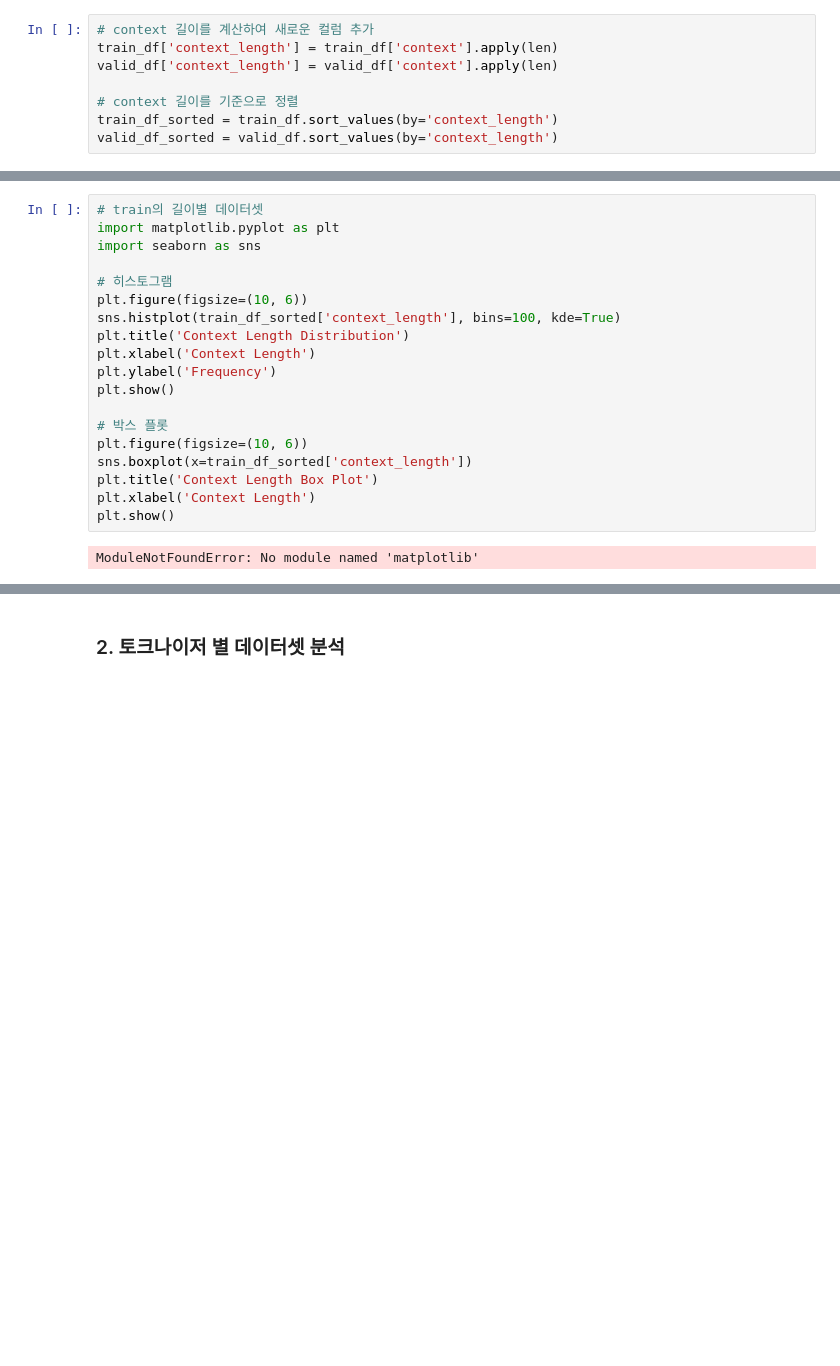
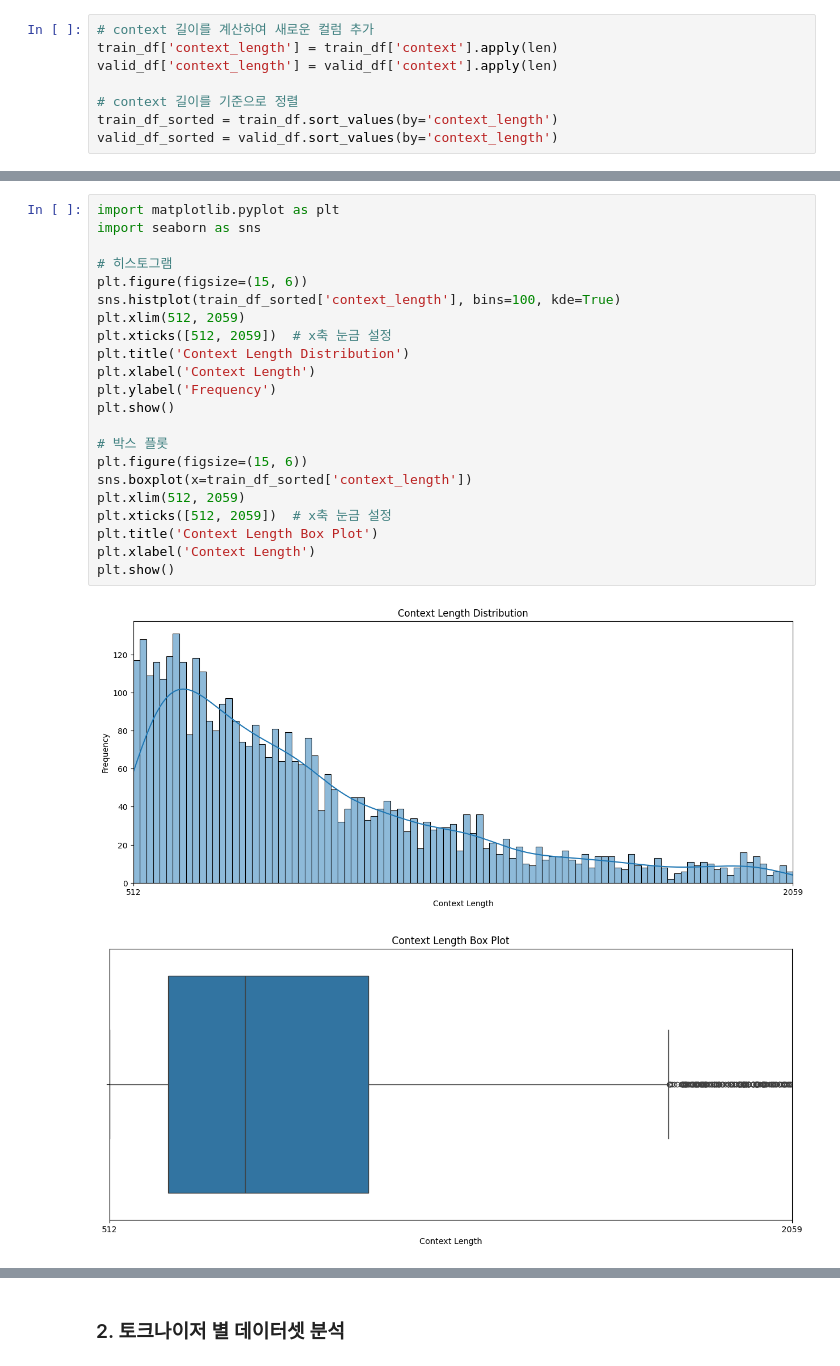
Before and after one commit to boostcampaitech7/level2-mrc-nlp-01, a Jupyter notebook: notebooks/EDA_dataset.ipynb, the cells around one changed output, grey strips where cells are left out. Drawn from its saved outputs; the diff is of its cells as text; blank space fills up the shorter version.

```diff
--- a/notebooks/EDA_dataset.ipynb
+++ b/notebooks/EDA_dataset.ipynb
@@ -222,21 +218,25 @@ WARNING: Running pip as the 'root' user can result in broken permissions and con
 # %%
-# train의 길이별 데이터셋
 import matplotlib.pyplot as plt
 import seaborn as sns
 
 # 히스토그램
-plt.figure(figsize=(10, 6))
+plt.figure(figsize=(15, 6))
 sns.histplot(train_df_sorted['context_length'], bins=100, kde=True)
+plt.xlim(512, 2059)
+plt.xticks([512, 2059])  # x축 눈금 설정
 plt.title('Context Length Distribution')
 plt.xlabel('Context Length')
 plt.ylabel('Frequency')
 plt.show()
 
 # 박스 플롯
-plt.figure(figsize=(10, 6))
+plt.figure(figsize=(15, 6))
 sns.boxplot(x=train_df_sorted['context_length'])
+plt.xlim(512, 2059)
+plt.xticks([512, 2059])  # x축 눈금 설정
 plt.title('Context Length Box Plot')
 plt.xlabel('Context Length')
 plt.show()
 # %% [output]
-ModuleNotFoundError: No module named 'matplotlib'
+[figure, added]
+[figure, added]
```
Also changed, not shown: parts of 15 cells of this notebook.
